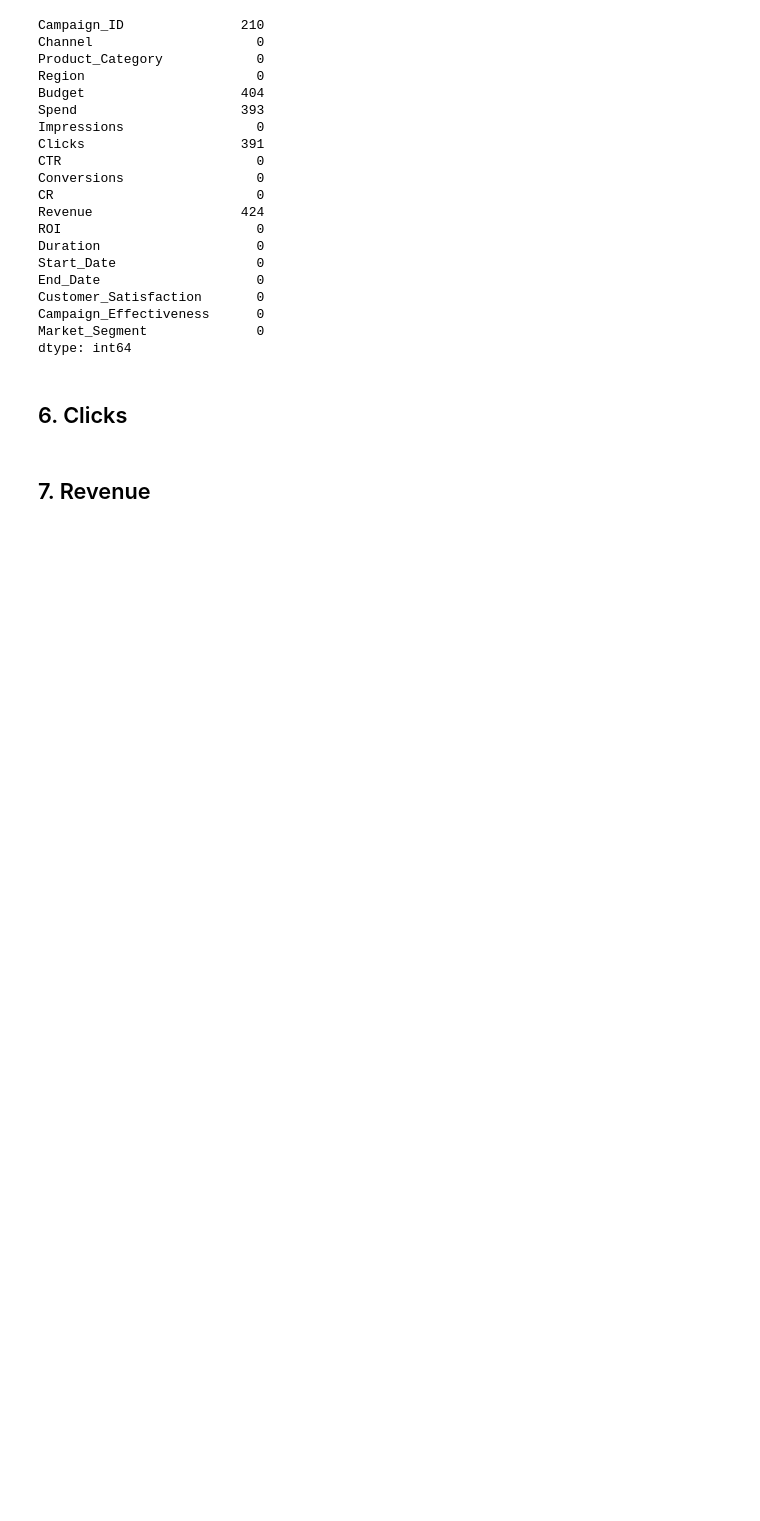
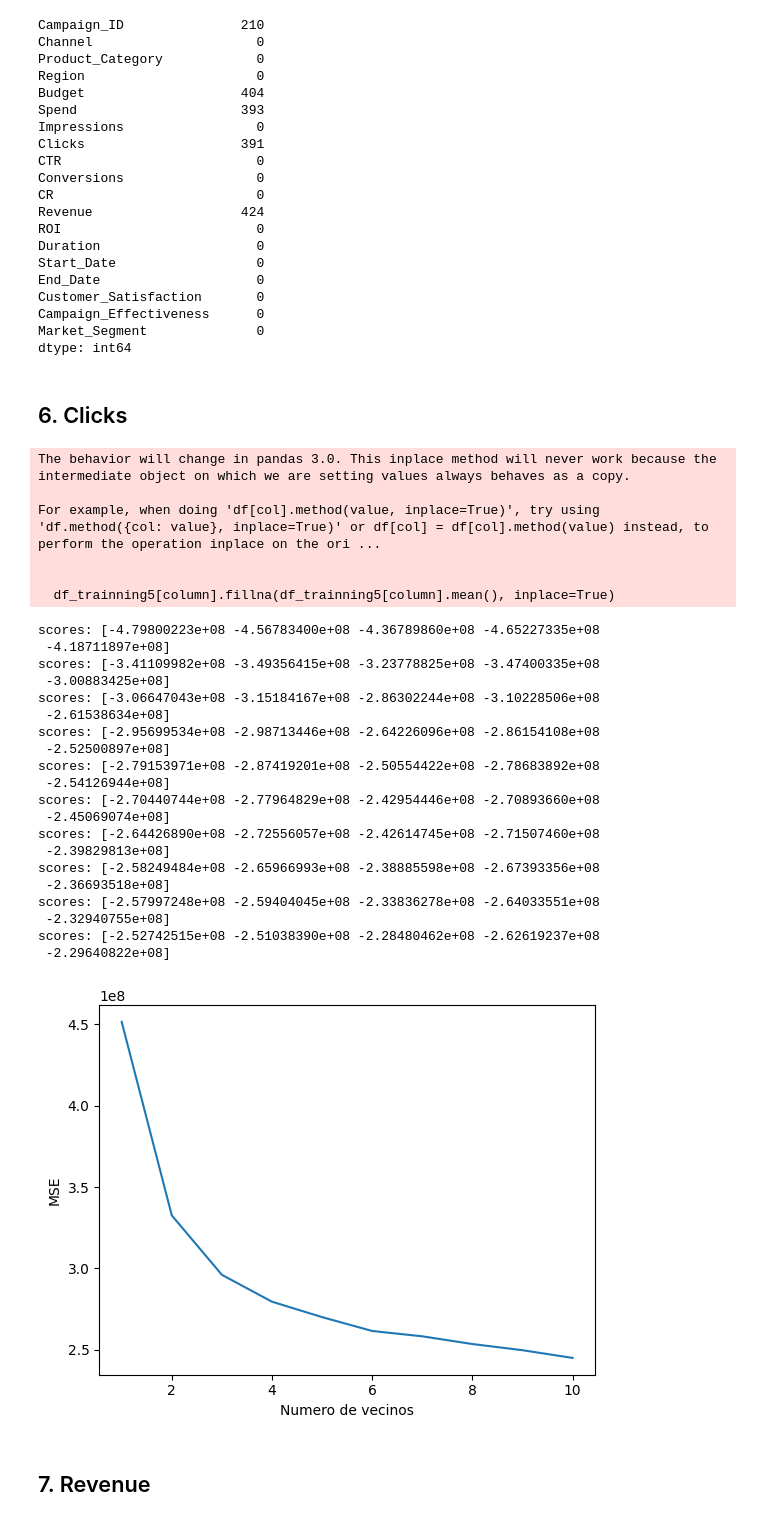
Before and after one commit to Germandcont/Data_Analysis_Project, a Jupyter notebook: Notebooks/Notebook.ipynb, the cells around one changed output. Drawn from its saved outputs; the diff is of its cells as text; code cells hidden in the pictures; blank space fills up the shorter version.

```diff
--- a/Notebooks/Notebook.ipynb
+++ b/Notebooks/Notebook.ipynb
@@ -170,6 +170,9 @@ plt.show()
 # %% [markdown]
 ### Eliminar outliers que superen el Q3 + 3.0 * IQR Y EL RESTO LOS REEMPLAZO POR LA MEDIANA
 # %%
+# sacar una lista de variables numericas
+numeric_columns = df.select_dtypes(include = "number").columns
+
 # Calcular el rango intercuartílico (IQR) para todas las columnas numéricas
 Q1 = df[numeric_columns].quantile(0.25)
 Q3 = df[numeric_columns].quantile(0.75)
@@ -812,5 +815,68 @@ Market_Segment              0
 dtype: int64
 # %% [markdown]
 ## 6. Clicks
+# %%
+df_trainning5 = df.copy()
+
+columns_to_repair4 = ["Spend", "Revenue","Budget"]
+
+for column in columns_to_repair4:
+    df_trainning5[column].fillna(df_trainning5[column].mean(), inplace=True)
+
+df_repair_clicks = df_trainning5[["Clicks","Conversions","Budget","Spend","Revenue","ROI","CR","CTR","Impressions"]]
+
+df_with_clicks = df_repair_clicks.dropna(subset=['Clicks'])
+df_without_clicks = df_repair_clicks[df_repair_clicks['Clicks'].isnull()].drop(columns='Clicks')
+
+# Ensure there are no NaN values in the training data
+x_train, x_test, y_train, y_test = train_test_split(df_with_clicks.drop(columns='Clicks').dropna(), df_with_clicks['Clicks'].dropna(), test_size=0.2, random_state=42)
+
+mse = []
+k_range = range(1, 11)
+
+for k in range(1, 11):
+    knn = KNeighborsRegressor(n_neighbors=k)
+    scores = cross_val_score(knn, x_train, y_train, cv=5, scoring='neg_mean_squared_error')
+    mse.append(-scores.mean())
+    print(f"scores: {scores}")
+
+plt.plot(k_range, mse)
+plt.xlabel('Numero de vecinos')
+plt.ylabel('MSE')
+plt.show()
+
+#Predict
+knn = KNeighborsRegressor(n_neighbors=3)
+knn.fit(x_train, y_train)
+imputed_clicks = knn.predict(df_without_clicks)
+df.loc[df['Clicks'].isna(), 'Clicks'] = imputed_clicks
+# %% [output]
+The behavior will change in pandas 3.0. This inplace method will never work because the intermediate object on which we are setting values always behaves as a copy.
+
+For example, when doing 'df[col].method(value, inplace=True)', try using 'df.method({col: value}, inplace=True)' or df[col] = df[col].method(value) instead, to perform the operation inplace on the ori ...
+
+
+  df_trainning5[column].fillna(df_trainning5[column].mean(), inplace=True)
+scores: [-4.79800223e+08 -4.56783400e+08 -4.36789860e+08 -4.65227335e+08
+ -4.18711897e+08]
+scores: [-3.41109982e+08 -3.49356415e+08 -3.23778825e+08 -3.47400335e+08
+ -3.00883425e+08]
+scores: [-3.06647043e+08 -3.15184167e+08 -2.86302244e+08 -3.10228506e+08
+ -2.61538634e+08]
+scores: [-2.95699534e+08 -2.98713446e+08 -2.64226096e+08 -2.86154108e+08
+ -2.52500897e+08]
+scores: [-2.79153971e+08 -2.87419201e+08 -2.50554422e+08 -2.78683892e+08
+ -2.54126944e+08]
+scores: [-2.70440744e+08 -2.77964829e+08 -2.42954446e+08 -2.70893660e+08
+ -2.45069074e+08]
+scores: [-2.64426890e+08 -2.72556057e+08 -2.42614745e+08 -2.71507460e+08
+ -2.39829813e+08]
+scores: [-2.58249484e+08 -2.65966993e+08 -2.38885598e+08 -2.67393356e+08
+ -2.36693518e+08]
+scores: [-2.57997248e+08 -2.59404045e+08 -2.33836278e+08 -2.64033551e+08
+ -2.32940755e+08]
+scores: [-2.52742515e+08 -2.51038390e+08 -2.28480462e+08 -2.62619237e+08
+ -2.29640822e+08]
+[figure, added]
 # %% [markdown]
 ## 7. Revenue
```
Also changed, not shown: parts of 16 cells of this notebook.
